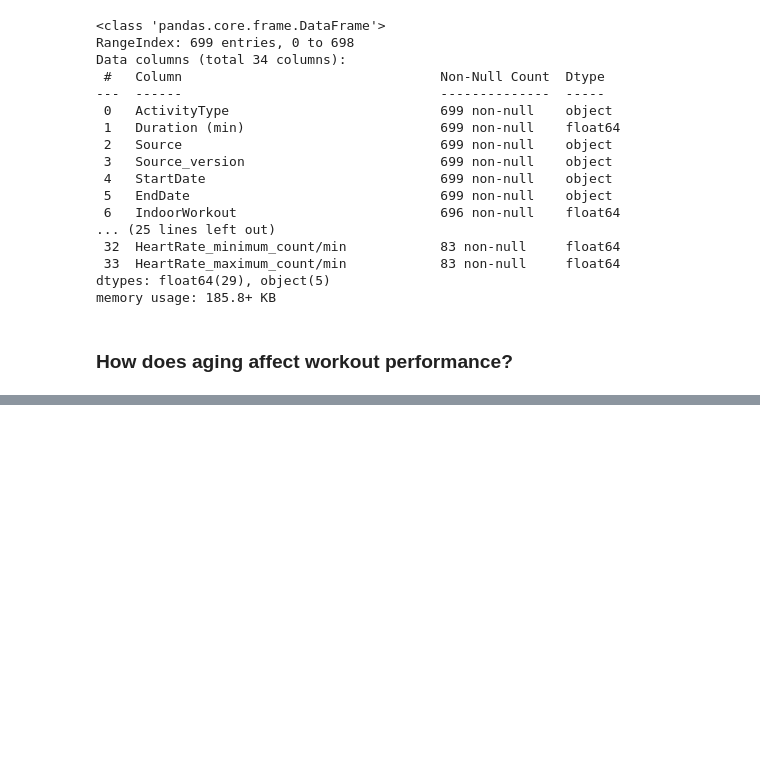
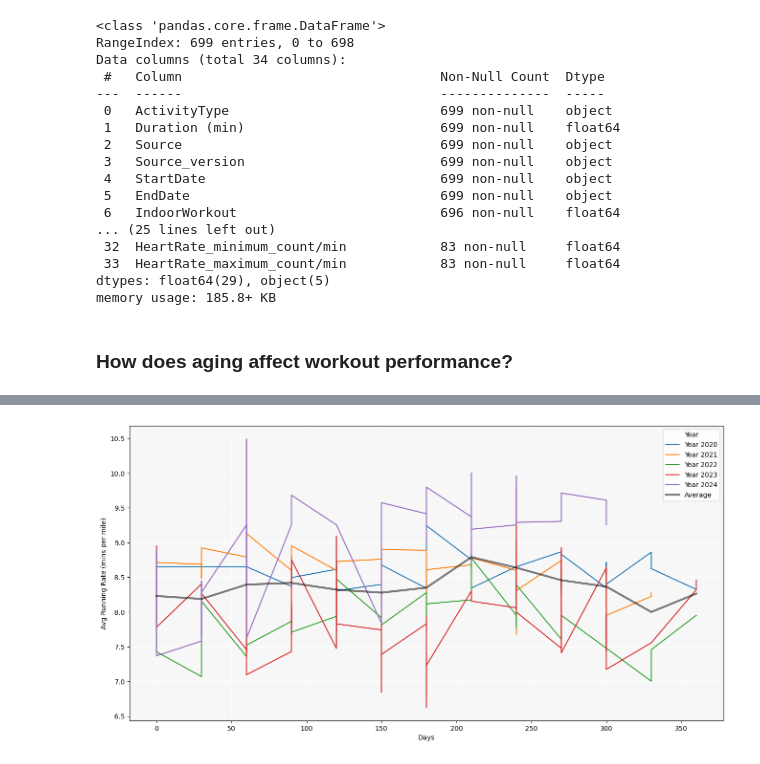
Before and after one commit to Jalley22/apple-health-run-analysis, a Jupyter notebook: 2_eda_workout_trends.ipynb, the cells around one changed output, grey strips where cells are left out. Drawn from its saved outputs; the diff is of its cells as text; code cells hidden in the pictures; blank space fills up the shorter version.

```diff
--- a/2_eda_workout_trends.ipynb
+++ b/2_eda_workout_trends.ipynb
@@ -125,0 +242,57 @@ my_workouts['StartDate'] = pd.to_datetime(my_workouts['StartDate'])
+# %%
+# have some outliers in the data that is skewing results.  Need to handle those
+# Let's correct them by replacing them with the median
+def correct_outliers_by_year(group):
+    Q1 = group['rate_mins_mile'].quantile(0.25)
+    Q3 = group['rate_mins_mile'].quantile(0.75)
+    IQR = Q3 - Q1
+
+    # Define bounds
+    lower_bound = Q1 - 1.5 * IQR
+    upper_bound = Q3 + 1.5 * IQR
+
+    # Replace outliers with med
+    med_rate = group['rate_mins_mile'].median()
+    group['rate_mins_mile_corrected'] = group['rate_mins_mile'].apply(
+        lambda x: med_rate if x < lower_bound or x > upper_bound else x
+    )
+    return group
+# %%
+corrected_workouts = running_workouts.groupby('year').apply(correct_outliers_by_year).reset_index(drop=True)
+# %%
+# Plotting correct workouts
+# Define the colormap
+colormap =plt.colormaps['tab10']
+
+fig = plt.figure(figsize=[16, 8])
+ax = fig.add_subplot(1, 1, 1)
+
+# Group by year and assign colors
+for i, (year, chunk) in enumerate(corrected_workouts.groupby('year')):
+    ax.plot(
+        chunk['running_days_round'],
+        chunk['rate_mins_mile_corrected'],
+        label=f"Year {year}",  # Add label for legend
+        color=colormap(i)     # Use colormap for color
+    )
+
+# Add average line (proxy for type curve)
+ax.plot(
+    corrected_workouts.groupby('running_days_round')['rate_mins_mile_corrected'].mean(),
+    alpha=0.5,
+    color='black',
+    linewidth=3,
+    label='Average'
+)
+
+# Customize plot
+ax.set_facecolor((0.97, 0.97, 0.97))
+ax.set_ylabel('Avg Running Rate (mins per mile)')
+ax.set_xlabel('Days')
+ax.grid(color='w')
+ax.legend(title="Year", loc='best')  # Add legend
+
+# Show plot
+plt.show()
+# %% [output]
+[figure, added]
```
Also changed, not shown: parts of 15 cells of this notebook.
